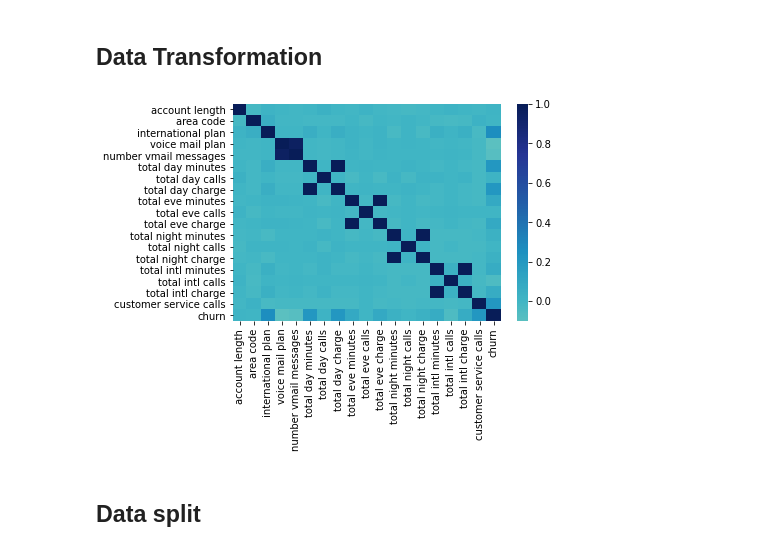
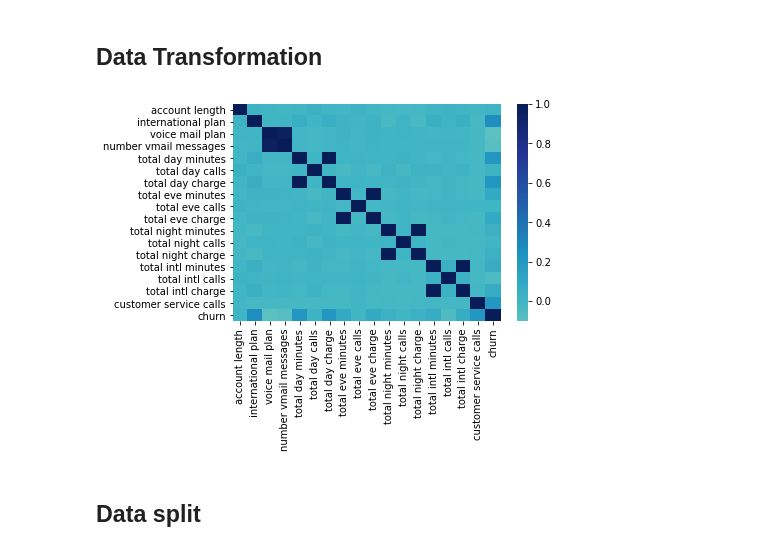
Before and after one commit to sammarder/dsc-phase-3-project, a Jupyter notebook: student.ipynb, the cells around one changed output. Cells and saved outputs as stored; diff of their text form; code cells hidden in the pictures.

```diff
--- a/student.ipynb
+++ b/student.ipynb
@@ -67,9 +117,9 @@ def plan_to_num(plan):
 df['international plan'] = df['international plan'].apply(plan_to_num)
 df['voice mail plan'] = df['voice mail plan'].apply(plan_to_num)
 # %%
-sns.heatmap(df.drop(['state', 'phone number'], axis=1).corr(), center=0, cmap="YlGnBu");
+sns.heatmap(df.drop(['state', 'phone number', 'area code'], axis=1).corr(), center=0, cmap="YlGnBu");
 # %% [output]
-[figure, old version]
+[figure, new version]
 # %% [markdown]
 ## Data split
 # %%
```
Also changed, not shown: parts of 31 cells of this notebook.
